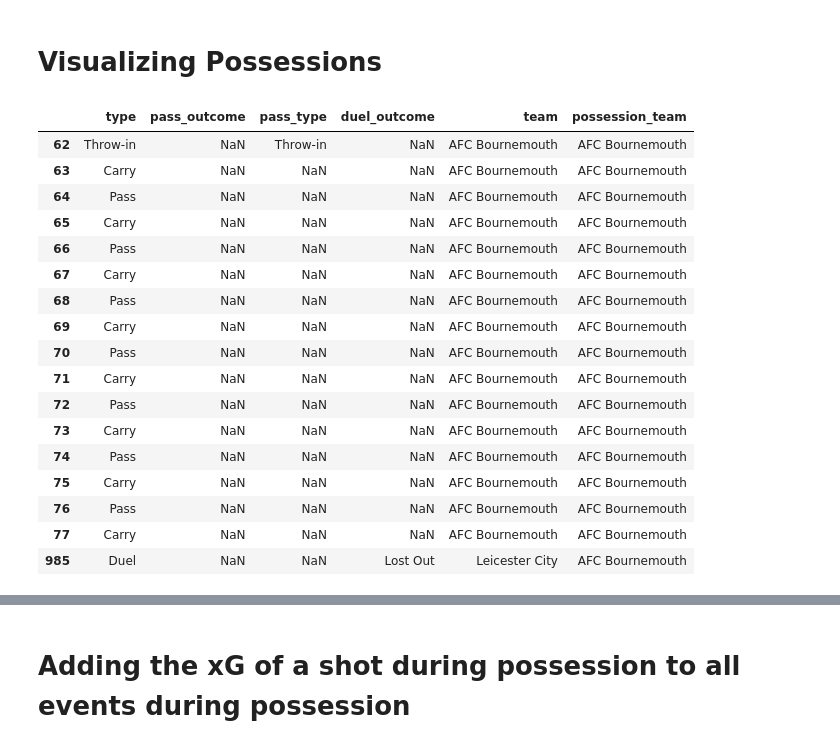
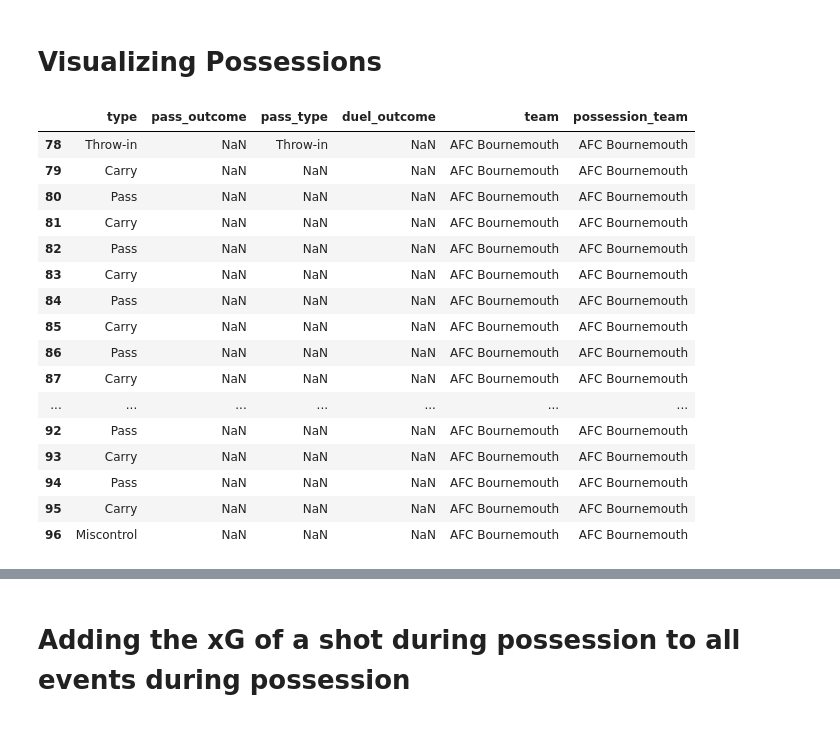
Before and after one commit to zcochran27/Soccer-Events-Analyzed, a Jupyter notebook: explore.ipynb, the cells around one changed output, grey strips where cells are left out. Drawn from its saved outputs; the diff is of its cells as text; code cells hidden in the pictures.

```diff
--- a/explore.ipynb
+++ b/explore.ipynb
@@ -173,26 +173,25 @@ ordered_events = pd.concat([home_team, away_team])
 # %% [markdown]
 # Visualizing Possessions
 # %%
-ordered_events[ordered_events["possession"]==6][["type","pass_outcome","pass_type","duel_outcome","team","possession_team"]]
+ordered_events[ordered_events["possession"]==7][["type","pass_outcome","pass_type","duel_outcome","team","possession_team"]]
 # %% [output]
 |  | type | pass_outcome | pass_type | duel_outcome | team | possession_team |
-| 62 | Throw-in | NaN | Throw-in | NaN | AFC Bournemouth | AFC Bournemouth |
-| 63 | Carry | NaN | NaN | NaN | AFC Bournemouth | AFC Bournemouth |
-| 64 | Pass | NaN | NaN | NaN | AFC Bournemouth | AFC Bournemouth |
-| 65 | Carry | NaN | NaN | NaN | AFC Bournemouth | AFC Bournemouth |
-| 66 | Pass | NaN | NaN | NaN | AFC Bournemouth | AFC Bournemouth |
-| 67 | Carry | NaN | NaN | NaN | AFC Bournemouth | AFC Bournemouth |
-| 68 | Pass | NaN | NaN | NaN | AFC Bournemouth | AFC Bournemouth |
-| 69 | Carry | NaN | NaN | NaN | AFC Bournemouth | AFC Bournemouth |
-| 70 | Pass | NaN | NaN | NaN | AFC Bournemouth | AFC Bournemouth |
-| 71 | Carry | NaN | NaN | NaN | AFC Bournemouth | AFC Bournemouth |
-| 72 | Pass | NaN | NaN | NaN | AFC Bournemouth | AFC Bournemouth |
-| 73 | Carry | NaN | NaN | NaN | AFC Bournemouth | AFC Bournemouth |
-| 74 | Pass | NaN | NaN | NaN | AFC Bournemouth | AFC Bournemouth |
-| 75 | Carry | NaN | NaN | NaN | AFC Bournemouth | AFC Bournemouth |
-| 76 | Pass | NaN | NaN | NaN | AFC Bournemouth | AFC Bournemouth |
-| 77 | Carry | NaN | NaN | NaN | AFC Bournemouth | AFC Bournemouth |
-| 985 | Duel | NaN | NaN | Lost Out | Leicester City | AFC Bournemouth |
+| 78 | Throw-in | NaN | Throw-in | NaN | AFC Bournemouth | AFC Bournemouth |
+| 79 | Carry | NaN | NaN | NaN | AFC Bournemouth | AFC Bournemouth |
+| 80 | Pass | NaN | NaN | NaN | AFC Bournemouth | AFC Bournemouth |
+| 81 | Carry | NaN | NaN | NaN | AFC Bournemouth | AFC Bournemouth |
+| 82 | Pass | NaN | NaN | NaN | AFC Bournemouth | AFC Bournemouth |
+| 83 | Carry | NaN | NaN | NaN | AFC Bournemouth | AFC Bournemouth |
+| 84 | Pass | NaN | NaN | NaN | AFC Bournemouth | AFC Bournemouth |
+| 85 | Carry | NaN | NaN | NaN | AFC Bournemouth | AFC Bournemouth |
+| 86 | Pass | NaN | NaN | NaN | AFC Bournemouth | AFC Bournemouth |
+| 87 | Carry | NaN | NaN | NaN | AFC Bournemouth | AFC Bournemouth |
+| ... | ... | ... | ... | ... | ... | ... |
+| 92 | Pass | NaN | NaN | NaN | AFC Bournemouth | AFC Bournemouth |
+| 93 | Carry | NaN | NaN | NaN | AFC Bournemouth | AFC Bournemouth |
+| 94 | Pass | NaN | NaN | NaN | AFC Bournemouth | AFC Bournemouth |
+| 95 | Carry | NaN | NaN | NaN | AFC Bournemouth | AFC Bournemouth |
+| 96 | Miscontrol | NaN | NaN | NaN | AFC Bournemouth | AFC Bournemouth |
 # %%
 def plot_possession(possession):
     possession_events = ordered_events[ordered_events["possession"] == possession]
```
Also changed, not shown: parts of 3 cells of this notebook.
